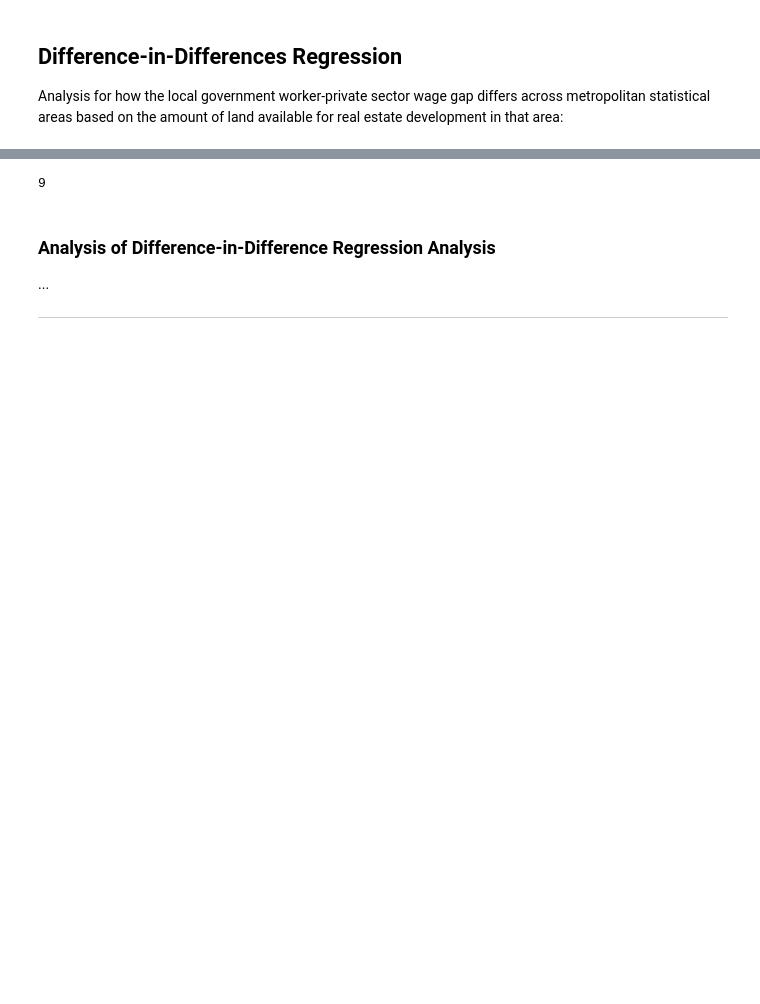
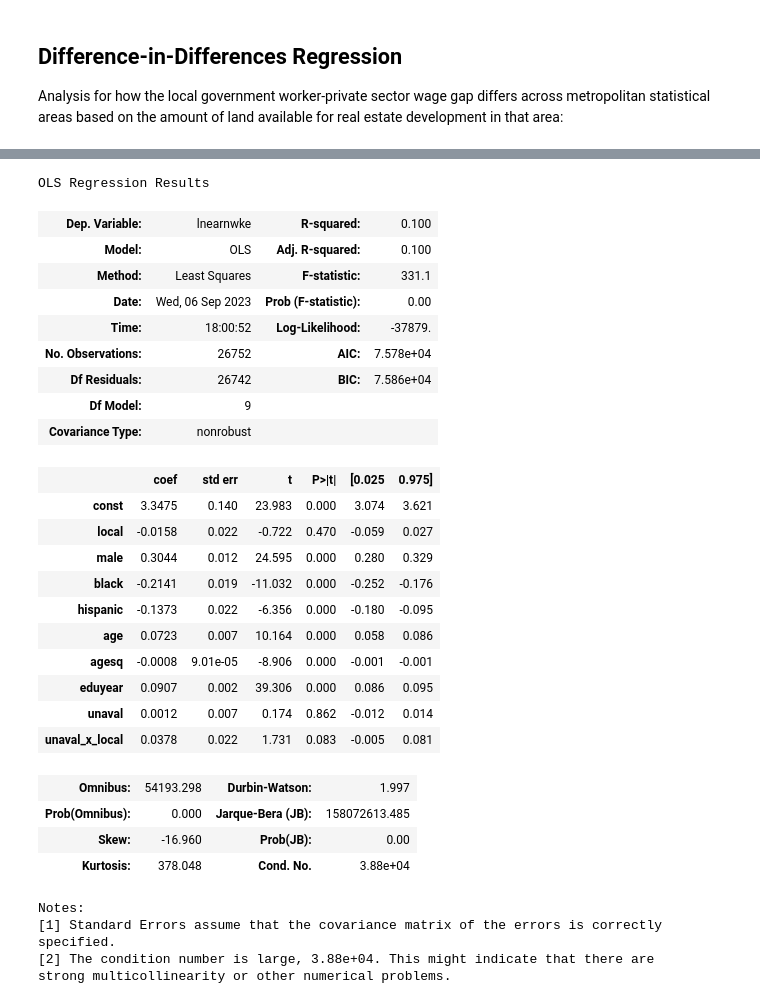
Before and after one commit to shyla-marie/Econ-DataAnalysis, a Jupyter notebook: housingwages.ipynb, the cells around one changed output, grey strips where cells are left out. Cells and saved outputs as stored; diff of their text form; code cells hidden in the pictures; blank space fills up the shorter version.

```diff
--- a/housingwages.ipynb
+++ b/housingwages.ipynb
@@ -324,27 +319,3 @@ ___
 # %% [markdown]
 ## Difference-in-Differences Regression
 Analysis for how the local government worker-private sector wage gap differs across metropolitan statistical areas based on the amount of land available for real estate development in that area:
-# %%
-# Generating relevant variables
-OLS_wagegap_landfordev = OLS_demographics.copy()
-OLS_wagegap_landfordev["localgov"] = OLS_wagegap_landfordev['workertype'].apply(lambda x: 1 if x == 'local' else 0)
-OLS_wagegap_landfordev["unaval_x_local"] = OLS_wagegap_landfordev.localgov * OLS_wagegap_landfordev.unaval # interaction term
-
-# run regression
-X3 = sm.add_constant(OLS_wagegap_landfordev[['local']])
-y3 = OLS_wagegap_landfordev.lnearnwke
-
-z3_1 = OLS_wagegap_landfordev.male
-z3_2 = OLS_wagegap_landfordev.black
-z3_3 = OLS_wagegap_landfordev.hispanic
-z3_4 = OLS_wagegap_landfordev.agesq
-z3_5 = OLS_wagegap_landfordev.unaval
-z3_6 = OLS_wagegap_landfordev.localgov
-
-d = OLS_wagegap_landfordev.unaval_x_local
-
-z3 = pd.concat([z3_1, z3_2, z3_3, z3_4, z3_5, z3_6, d], axis=1)
-X3_3 = pd.concat([X3, z3], axis=1)
-
-model_3 = sm.OLS(y3, X3_3, missing="drop").fit() # fit the model and save it as `model_3` (DID)
-model_3.summary()
@@ -380,8 +322,40 @@ strong multicollinearity problems or that the design matrix is singular.
-# %%
-len(model_3.params) # number of parameters
-# %% [output]
-9
-# %% [markdown]
-### Analysis of Difference-in-Difference Regression Analysis
-...
-___
+# %%
+# Generate relevant variables
+OLS_wagegap_landfordev = OLS_demographics.copy()
+OLS_wagegap_landfordev["unaval_x_local"] = OLS_wagegap_landfordev["unaval"]*OLS_wagegap_landfordev["local"] # interaction term
+
+# run regression
+X3 = sm.add_constant(OLS_wagegap_landfordev[["local", "male", "black", "hispanic", "age", "agesq", "eduyear", "unaval", "unaval_x_local"]])
+y3 = OLS_wagegap_landfordev.lnearnwke
+model_3 = sm.OLS(y3, X3, missing="drop").fit()
+model_3.summary()
+# %% [output]
+OLS Regression Results
+| Dep. Variable: | lnearnwke | R-squared: | 0.100 |
+| Model: | OLS | Adj. R-squared: | 0.100 |
+| Method: | Least Squares | F-statistic: | 331.1 |
+| Date: | Wed, 06 Sep 2023 | Prob (F-statistic): | 0.00 |
+| Time: | 18:00:52 | Log-Likelihood: | -37879. |
+| No. Observations: | 26752 | AIC: | 7.578e+04 |
+| Df Residuals: | 26742 | BIC: | 7.586e+04 |
+| Df Model: | 9 |  |  |
+| Covariance Type: | nonrobust |  |  |
+|  | coef | std err | t | P>|t| | [0.025 | 0.975] |
+| const | 3.3475 | 0.140 | 23.983 | 0.000 | 3.074 | 3.621 |
+| local | -0.0158 | 0.022 | -0.722 | 0.470 | -0.059 | 0.027 |
+| male | 0.3044 | 0.012 | 24.595 | 0.000 | 0.280 | 0.329 |
+| black | -0.2141 | 0.019 | -11.032 | 0.000 | -0.252 | -0.176 |
+| hispanic | -0.1373 | 0.022 | -6.356 | 0.000 | -0.180 | -0.095 |
+| age | 0.0723 | 0.007 | 10.164 | 0.000 | 0.058 | 0.086 |
+| agesq | -0.0008 | 9.01e-05 | -8.906 | 0.000 | -0.001 | -0.001 |
+| eduyear | 0.0907 | 0.002 | 39.306 | 0.000 | 0.086 | 0.095 |
+| unaval | 0.0012 | 0.007 | 0.174 | 0.862 | -0.012 | 0.014 |
+| unaval_x_local | 0.0378 | 0.022 | 1.731 | 0.083 | -0.005 | 0.081 |
+| Omnibus: | 54193.298 | Durbin-Watson: | 1.997 |
+| Prob(Omnibus): | 0.000 | Jarque-Bera (JB): | 158072613.485 |
+| Skew: | -16.960 | Prob(JB): | 0.00 |
+| Kurtosis: | 378.048 | Cond. No. | 3.88e+04 |
+Notes:
+[1] Standard Errors assume that the covariance matrix of the errors is correctly specified.
+[2] The condition number is large, 3.88e+04. This might indicate that there are
+strong multicollinearity or other numerical problems.
```
Also changed, not shown: parts of 7 cells of this notebook.
